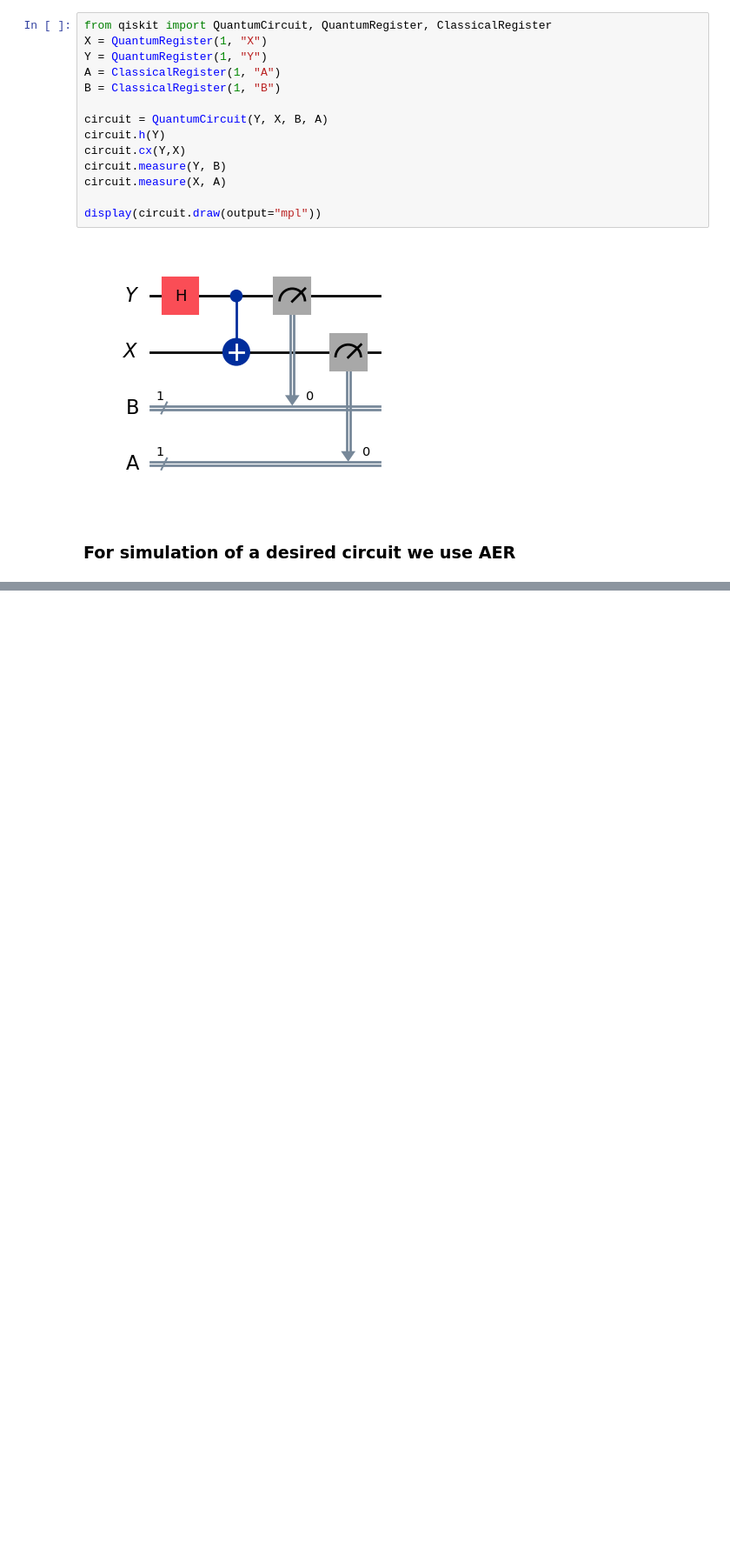
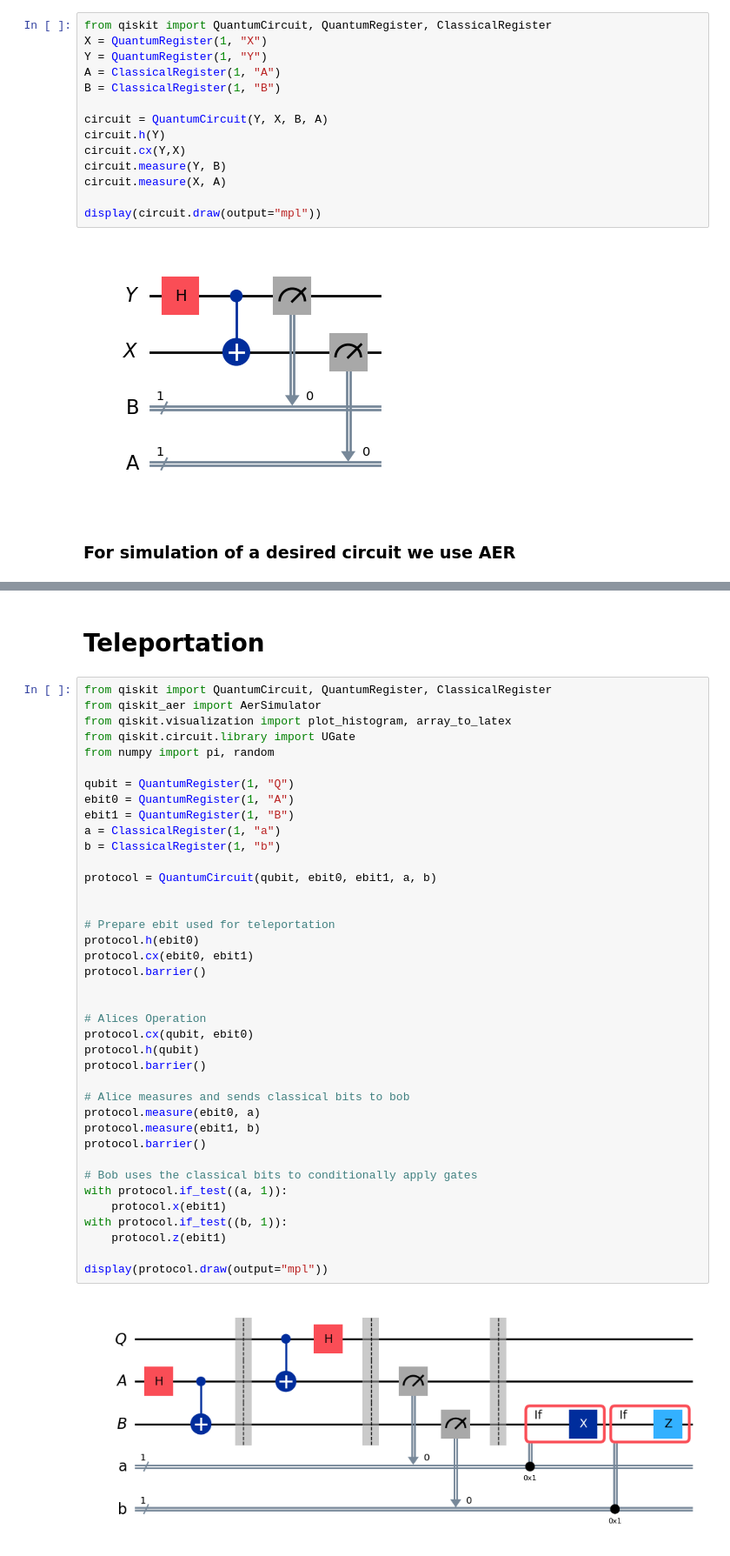
Before and after one commit to manhoosbilli1/Quantum_Computing_Learning, a Jupyter notebook: Task1/Quantum_circuits.ipynb, the cells around one changed output, grey strips where cells are left out. Shown at 87% size. Drawn from its saved outputs; the diff is of its cells as text; blank space fills up the shorter version.

```diff
--- a/Task1/Quantum_circuits.ipynb
+++ b/Task1/Quantum_circuits.ipynb
@@ -182,0 +183,43 @@ display(plot_histogram(stats))
+# %% [markdown]
+# Teleportation
+# %%
+from qiskit import QuantumCircuit, QuantumRegister, ClassicalRegister
+from qiskit_aer import AerSimulator
+from qiskit.visualization import plot_histogram, array_to_latex
+from qiskit.circuit.library import UGate
+from numpy import pi, random
+
+qubit = QuantumRegister(1, "Q")
+ebit0 = QuantumRegister(1, "A")
+ebit1 = QuantumRegister(1, "B")
+a = ClassicalRegister(1, "a")
+b = ClassicalRegister(1, "b")
+
+protocol = QuantumCircuit(qubit, ebit0, ebit1, a, b)
+
+
+# Prepare ebit used for teleportation
+protocol.h(ebit0)
+protocol.cx(ebit0, ebit1)
+protocol.barrier()
+
+
+# Alices Operation
+protocol.cx(qubit, ebit0)
+protocol.h(qubit)
+protocol.barrier()
+
+# Alice measures and sends classical bits to bob
+protocol.measure(ebit0, a)
+protocol.measure(ebit1, b)
+protocol.barrier()
+
+# Bob uses the classical bits to conditionally apply gates
+with protocol.if_test((a, 1)):
+    protocol.x(ebit1)
+with protocol.if_test((b, 1)):
+    protocol.z(ebit1)
+
+display(protocol.draw(output="mpl"))
+# %% [output]
+[figure, added]
```
Also changed, not shown: parts of 2 cells of this notebook, 3 other files.
